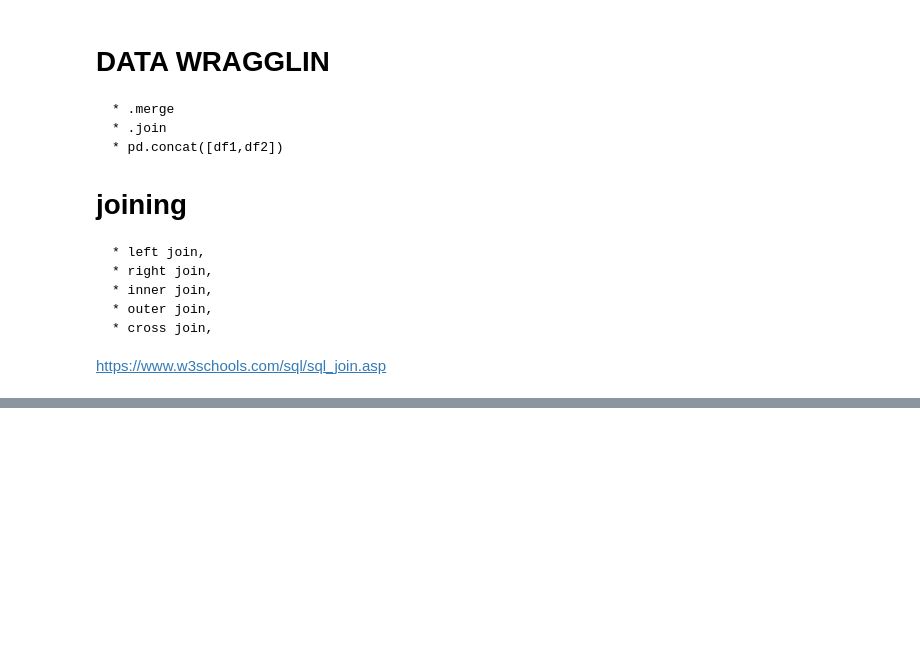
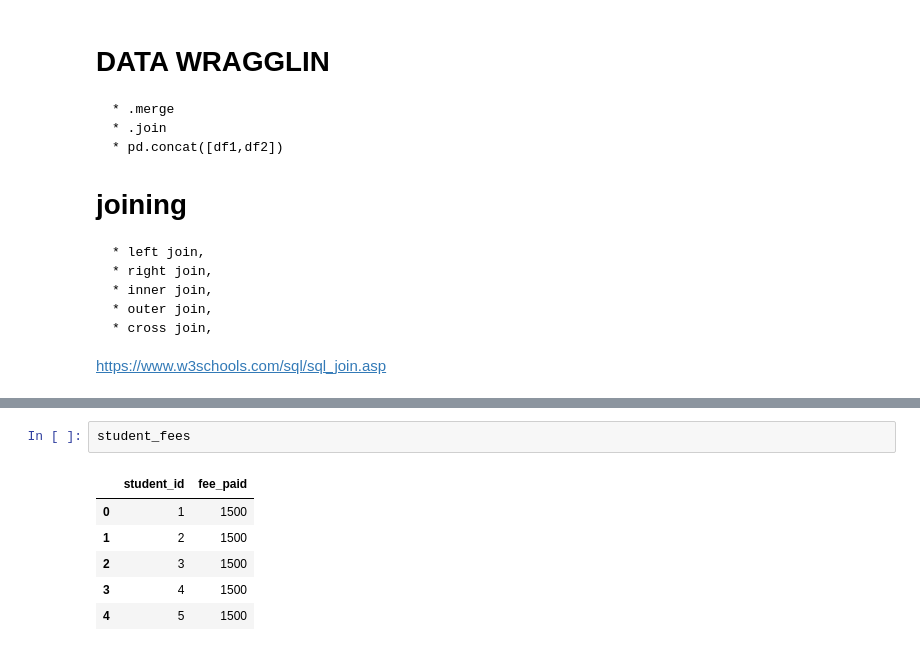
Before and after one commit to smmartprogrammer/modernpython, a Jupyter notebook: class19(pandasgroupby_filtering).ipynb, the cells around one changed output, grey strips where cells are left out. Drawn from its saved outputs; the diff is of its cells as text; blank space fills up the shorter version.

```diff
--- a/class19(pandasgroupby_filtering).ipynb
+++ b/class19(pandasgroupby_filtering).ipynb
@@ -835,0 +880,9 @@ https://www.w3schools.com/sql/sql_join.asp
+# %%
+student_fees
+# %% [output]
+|  | student_id | fee_paid |
+| 0 | 1 | 1500 |
+| 1 | 2 | 1500 |
+| 2 | 3 | 1500 |
+| 3 | 4 | 1500 |
+| 4 | 5 | 1500 |
```
Also changed, not shown: parts of 3 cells of this notebook.
